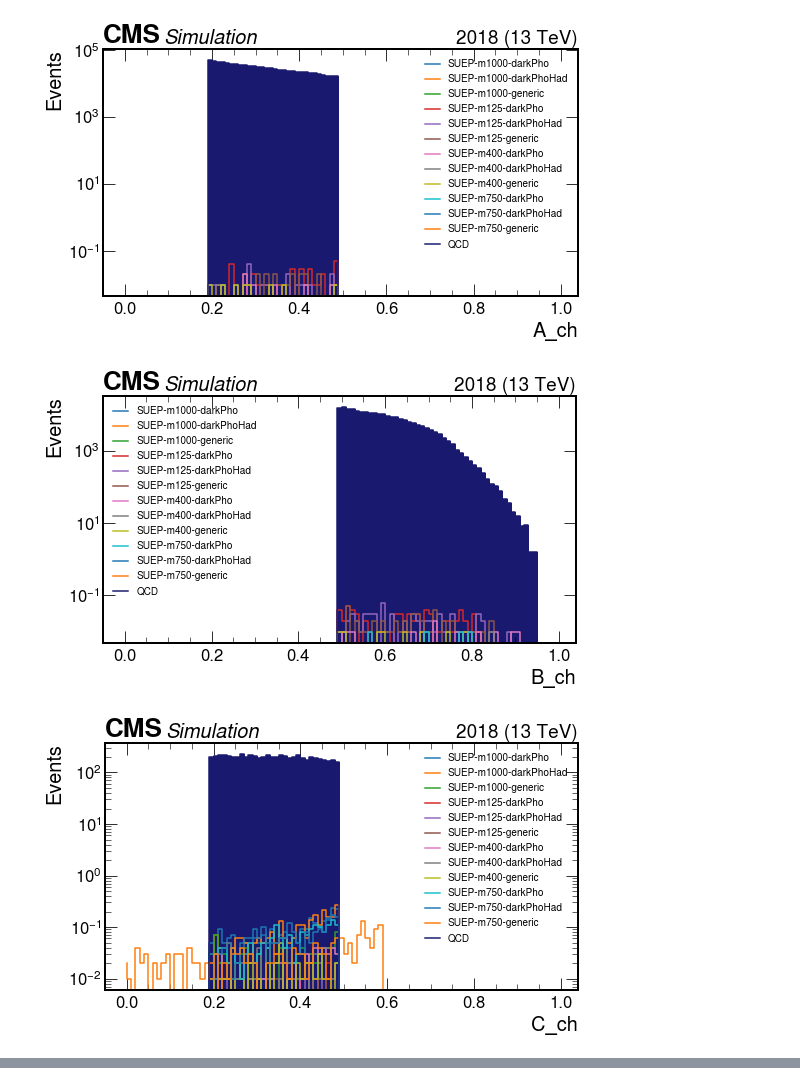
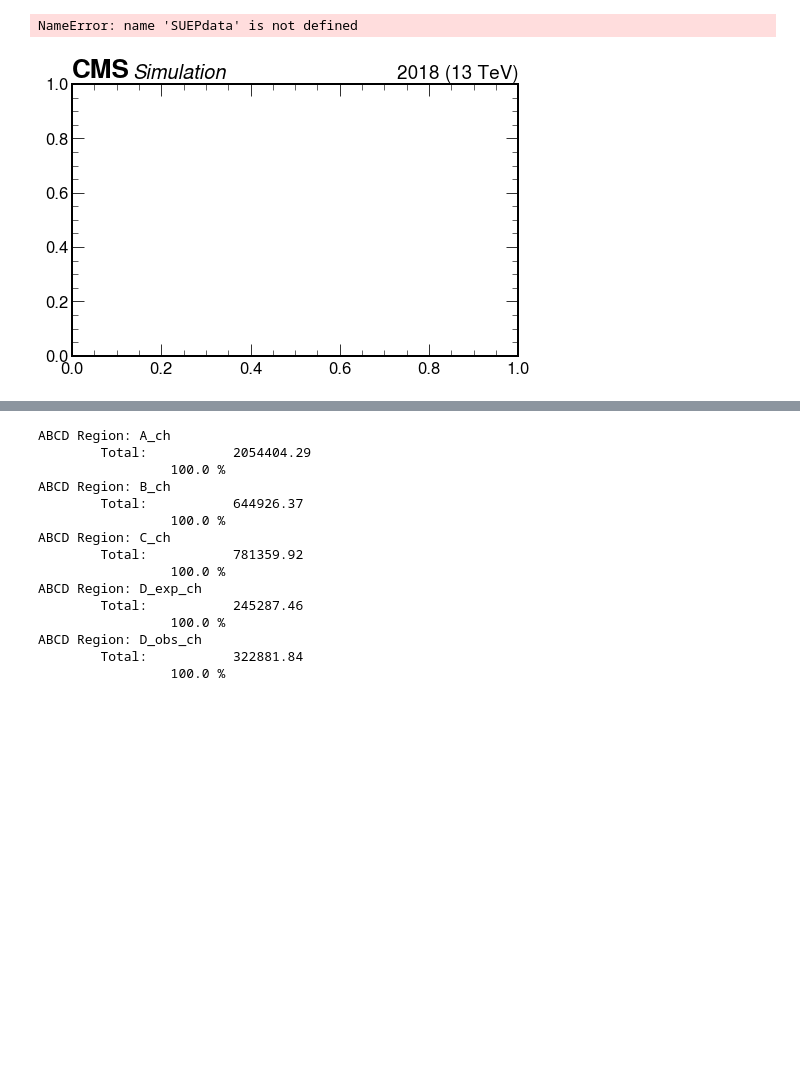
Before and after one commit to SUEPPhysics/SUEPCoffea_dask, a Jupyter notebook: plotting/plot.ipynb, the cells around one changed output, grey strips where cells are left out. Drawn from its saved outputs; the diff is of its cells as text; code cells hidden in the pictures; blank space fills up the shorter version.

Commit message:
minor updates to plotting notebooks

```diff
--- a/plotting/plot.ipynb
+++ b/plotting/plot.ipynb
@@ -177,7 +164,7 @@ for dataset in datasets:
     if generic and ('generic+' in dataset): SUEP_samples_toplot.append(dataset)
 
 for plot_label in showlist:
-    #if 'D_obs' in plot_label and (not unblind): continue
+    if 'D_obs' in plot_label and (not unblind): continue
     if '2D' in plot_label: continue
     save = plot_label in savelist
 
@@ -266,14 +247,13 @@ for dataset in datasets2d:
 ### 1D slices of a 2D plot for QCD
 
 # parameters
-plot_label = 'ABCDvars_2D_ch'   # name of the plot to be sliced
-slice_label = 'nconst'              # variable being sliced, used in the plot legend
+plot_label = '2D_spher_nconst_ch'   # name of the plot to be sliced
+slice_label = 'ntracks'              # variable being sliced, used in the plot legend
 # bins of values to be sliced
 # e.g. for equal slices use np.linspace(start, end, number of bins)
 # if not can specify as [[0,10],[20,40],[40,50],...]
-slices = [[0,20],[20,40],[40,60],[60,80],[80,1000]]
-
-
+#slices = [[0,20],[20,40],[40,60],[60,80],[80,100],[100,1000]]
+slices = [[0,20],[20,40],[40,60],[60,1000]]
 
 cmap = plt.cm.rainbow(np.linspace(0, 1, len(slices)))
 for i,QCD_sample in enumerate(QCD_plots.keys()):
@@ -403,45 +383,62 @@ def nested_dict(n, type):
 
 SUEPdata = nested_dict(3,float)
 QCDdata = nested_dict(2,float)
+QCDcounts = nested_dict(3,float)
 # %%
 ### Make ABCD plots and table based on selection (e.g. 'ch', 'mult')
 selection = 'ch'
+save = False
+
+# only plot certain SUEP samples
+darkPho = True
+darkPhoHad = False
+generic = False
+
+SUEP_samples_toplot = []
+for dataset in datasets:
+    if darkPho and ('darkPho+' in dataset): SUEP_samples_toplot.append(dataset)
+    if darkPhoHad and ('darkPhoHad+' in dataset): SUEP_samples_toplot.append(dataset)
+    if generic and ('generic+' in dataset): SUEP_samples_toplot.append(dataset)
 
 for plot_label in ['A_'+selection,'B_'+selection,'C_'+selection,'D_exp_'+selection,'D_obs_'+selection]:
-    save = True
+
+    if 'D_obs' in plot_label and (not unblind): continue
 
     # define figure, axis on which to plot QCD and SUEP
     fig, ax = plt.subplots(figsize=(8,5))
     hep.cms.label(data=False,year='2018', fontsize=20)
 
     # keep the SUEP hists separate for each sample
     SUEP_hists,SUEP_labels = [],[]
-    for sample in list(SUEP_plots.keys()):
+    for sample in SUEP_samples_toplot:
         i = find_nth(sample,'+',1)
         SUEP_labels.append(sample[:i])
         SUEP_hists.append(SUEP_plots[sample][plot_label])
 
         SUEPdata[sample[:i]][plot_label]["value"] = np.sum(SUEP_plots[sample][plot_label].values())
-        SUEPdata[sample[:i]][plot_label]["err"] = np.sum(SUEP_plots[sample][plot_label].variances())
+        #SUEPdata[sample[:i]][plot_label]["err"] = np.sum(SUEP_plots[sample][plot_label].variances())
+        SUEPdata[sample[:i]][plot_label]["err"] = np.sqrt(SUEPdata[sample[:i]][plot_label]["value"])
 
     # combine the QCD hists
     for i,QCD_sample in enumerate(QCD_plots.keys()):
         if i==0: hQCD = QCD_plots[QCD_sample][plot_label]
         else: hQCD = hQCD + QCD_plots[QCD_sample][plot_label]
+        QCDcounts[plot_label][QCD_sample] = np.sum(QCD_plots[QCD_sample][plot_label].values())
 
     # plot QCD, SUEP
     for hSUEP, l in zip(SUEP_hists, SUEP_labels): plot1d(hSUEP, ax, l)
     plot1d(hQCD, ax, 'QCD')
     SUEPdata['QCD'][plot_label]["value"] = np.sum(hQCD.values())
-    SUEPdata['QCD'][plot_label]["err"] = np.sum(hQCD.variances())
+    SUEPdata['QCD'][plot_label]["err"] = np.sum(np.sqrt(hQCD.variances()))
 
+    if plot_label == 'D_obs_' + selection: ax.set_ylim(1e-2,1e5)
     ax.set_yscale('log')
-    ax.legend(loc='best', fontsize=10, framealpha=1, facecolor='white', shadow=True)
-    fig.tight_layout()
-    fig.show()
+    ax.legend(loc='best', fontsize=12, framealpha=1, facecolor='white', shadow=True)
 
-    if save: fig.savefig(output_label + "_" + plot_label +".pdf", bbox_inches='tight')
+    if save: fig.savefig(output_label + "_" + plot_label + file_ext, bbox_inches='tight')
+
+fig.tight_layout()
+fig.show()
 # %% [output]
+NameError: name 'SUEPdata' is not defined
-[figure, old version]
+[figure, new version]
-[figure, removed]
-[figure, removed]
@@ -450,3 +445,33 @@ for plot_label in ['A_'+selection,'B_'+selection,'C_'+selection,'D_exp_'+selecti
+# %%
+# Calculate which percentage of the total number of events in each
+# ABCD region each HT bin makes up
+
+for abcd_region in list(QCDcounts.keys()):
+    print("ABCD Region:",abcd_region)
+    tot = 0
+    for ht_region, val in list(QCDcounts[abcd_region].items()):
+        tot += val
+    print("\tTotal:\t\t",round(tot,2))
+    for ht_region, val in list(QCDcounts[abcd_region].items()):
+        ht_region = ht_region[4:]
+        ht_region = ht_region[:ht_region.find("_")]
+        print("\t",ht_region, "\t", round(val*1.0/tot * 100,2), "%")
+# %% [output]
+ABCD Region: A_ch
+        Total:           2054404.29
+                 100.0 %
+ABCD Region: B_ch
+        Total:           644926.37
+                 100.0 %
+ABCD Region: C_ch
+        Total:           781359.92
+                 100.0 %
+ABCD Region: D_exp_ch
+        Total:           245287.46
+                 100.0 %
+ABCD Region: D_obs_ch
+        Total:           322881.84
+                 100.0 %
 # %%
 table = []
 for i in range(len(list(SUEPdata.keys()))):
```
Also changed, not shown: parts of 12 cells of this notebook, 1 other file.
